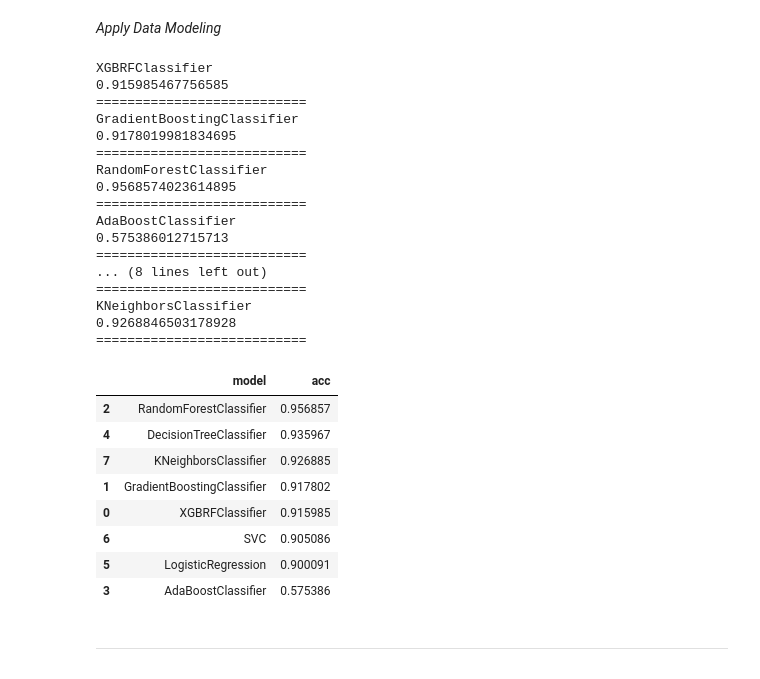
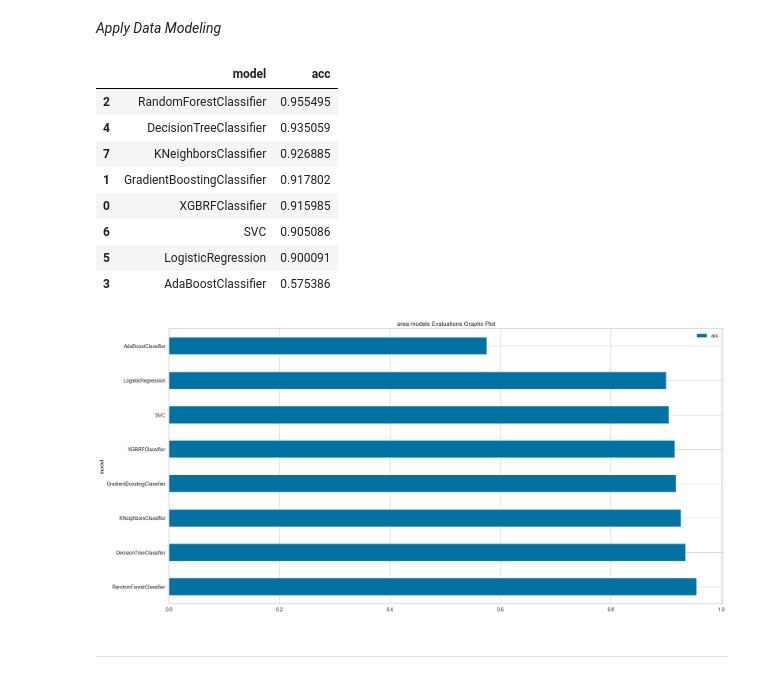
Before and after one commit to omars1234/Insurance_Analysis, a Jupyter notebook: Notebooks/Data_Classification/catboost_info/area_classification.ipynb, the cells around one changed output. Cells and saved outputs as stored; diff of their text form; code cells hidden in the pictures.

```diff
--- a/Notebooks/Data_Classification/catboost_info/area_classification.ipynb
+++ b/Notebooks/Data_Classification/catboost_info/area_classification.ipynb
@@ -460,34 +460,23 @@ def evalua_models(x,y,models):
 # %% [markdown]
 *Apply Data Modeling*
 # %%
-evalua_models(x_re,y_res,models)
+base_models=evalua_models(x_re,y_res,models)
+base_models
 # %% [output]
-XGBRFClassifier
-0.915985467756585
-===========================
-GradientBoostingClassifier
-0.9178019981834695
-===========================
-RandomForestClassifier
-0.9568574023614895
-===========================
-AdaBoostClassifier
-0.575386012715713
-===========================
-... (8 lines left out)
-===========================
-KNeighborsClassifier
-0.9268846503178928
-===========================
 |  | model | acc |
-| 2 | RandomForestClassifier | 0.956857 |
-| 4 | DecisionTreeClassifier | 0.935967 |
+| 2 | RandomForestClassifier | 0.955495 |
+| 4 | DecisionTreeClassifier | 0.935059 |
 | 7 | KNeighborsClassifier | 0.926885 |
 | 1 | GradientBoostingClassifier | 0.917802 |
 | 0 | XGBRFClassifier | 0.915985 |
 | 6 | SVC | 0.905086 |
 | 5 | LogisticRegression | 0.900091 |
 | 3 | AdaBoostClassifier | 0.575386 |
+# %%
+base_models.set_index("model").plot(kind="barh",figsize=(20,10),title="area models Evaluations Graphs Plot");
+plt.savefig('C:/Users/Omar/Desktop/Omar_Files/Python_Analysis/Auto_Insurance/outcomes/modelsEvaluationsGraphs/area_EvaluationsGraph.png',dpi=500);
+# %% [output]
+[figure, added]
 # %% [markdown]
 ---
 # %% [markdown]
```
Also changed, not shown: parts of 2 cells of this notebook, 7 other files.
